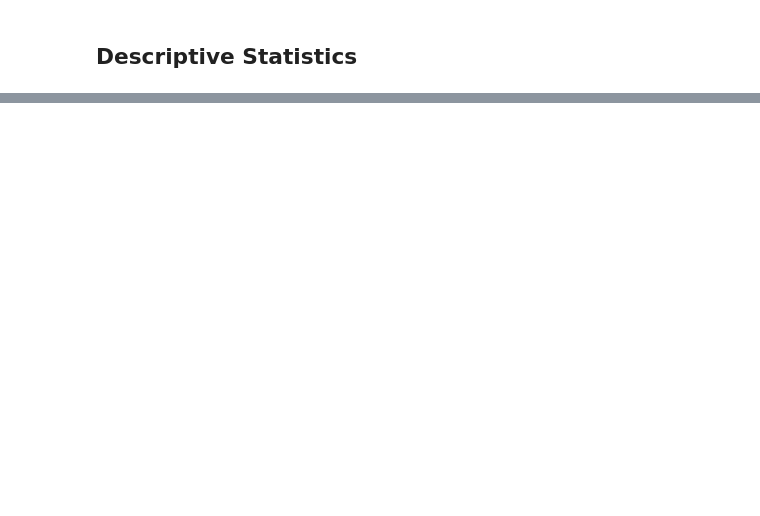
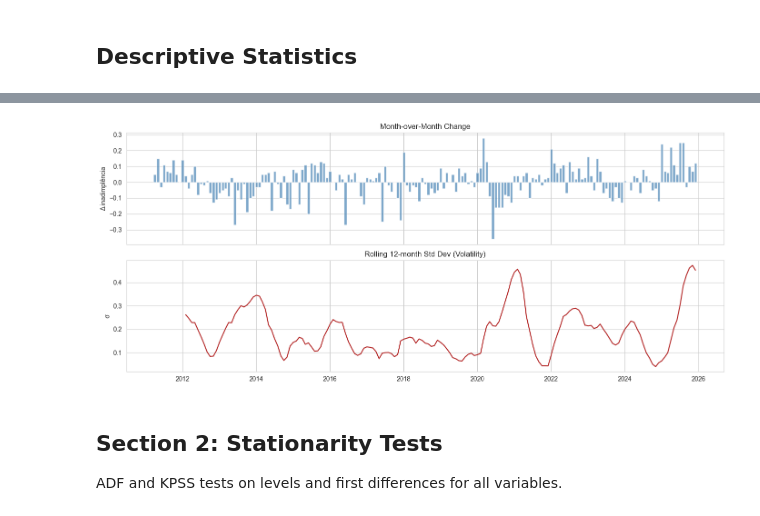
Before and after one commit to BrunoRaphaell/nowcasting, a Jupyter notebook: notebooks/01_eda.ipynb, the cells around one changed output, grey strips where cells are left out. Drawn from its saved outputs; the diff is of its cells as text; code cells hidden in the pictures; blank space fills up the shorter version.

```diff
--- a/notebooks/01_eda.ipynb
+++ b/notebooks/01_eda.ipynb
@@ -42,0 +213,21 @@ panel.describe()
+# %%
+# Month-over-month changes + rolling volatility
+mom = target.diff()
+rolling_std = target.rolling(12).std()
+
+fig, axes = plt.subplots(2, 1, figsize=(14, 6), sharex=True)
+axes[0].bar(mom.index, mom.values, color="steelblue", width=25, alpha=0.7)
+axes[0].set_title("Month-over-Month Change")
+axes[0].set_ylabel("Δ inadimplência")
+
+axes[1].plot(rolling_std.index, rolling_std.values, color="firebrick", linewidth=1.5)
+axes[1].set_title("Rolling 12-month Std Dev (Volatility)")
+axes[1].set_ylabel("σ")
+plt.tight_layout()
+plt.show()
+# %% [output]
+[figure, added]
+# %% [markdown]
+## Section 2: Stationarity Tests
+
+ADF and KPSS tests on levels and first differences for all variables.
```
Also changed, not shown: parts of 46 cells of this notebook.
